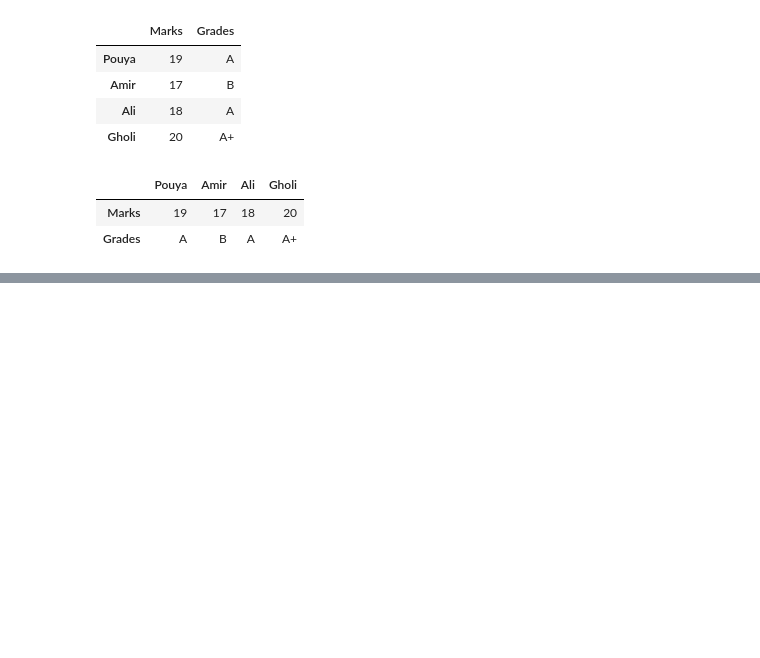
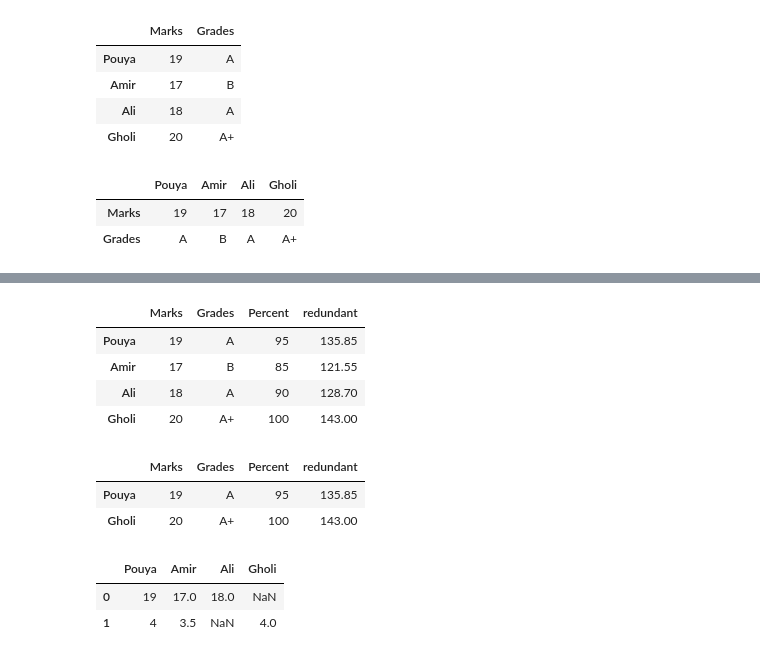
Before and after one commit to mirpouya/Basics-of-ML, a Jupyter notebook: Intermediate_Pandas.ipynb, the cells around one changed output, grey strips where cells are left out. Saved outputs shown, nothing was run; the diff lists cells and outputs as text; code cells hidden in the pictures; blank space fills up the shorter version.

```diff
--- a/Intermediate_Pandas.ipynb
+++ b/Intermediate_Pandas.ipynb
@@ -80,0 +142,26 @@ data.T
+# %%
+data["redundant"] = data["Percent"]*1.23 + data["Marks"]
+data
+# %% [output]
+|  | Marks | Grades | Percent | redundant |
+| Pouya | 19 | A | 95 | 135.85 |
+| Amir | 17 | B | 85 | 121.55 |
+| Ali | 18 | A | 90 | 128.70 |
+| Gholi | 20 | A+ | 100 | 143.00 |
+# %%
+# conditioning on the data
+
+data[data["redundant"] > 130]
+# %% [output]
+|  | Marks | Grades | Percent | redundant |
+| Pouya | 19 | A | 95 | 135.85 |
+| Gholi | 20 | A+ | 100 | 143.00 |
+# %%
+# making DataFrame with two dictionaries
+
+data = pd.DataFrame([{"Pouya":19, "Amir":17, "Ali":18}, {"Pouya":4, "Amir":3.5, "Gholi":4}])
+data
+# %% [output]
+|  | Pouya | Amir | Ali | Gholi |
+| 0 | 19 | 17.0 | 18.0 | NaN |
+| 1 | 4 | 3.5 | NaN | 4.0 |
```
Also changed, not shown: parts of 19 cells of this notebook.
